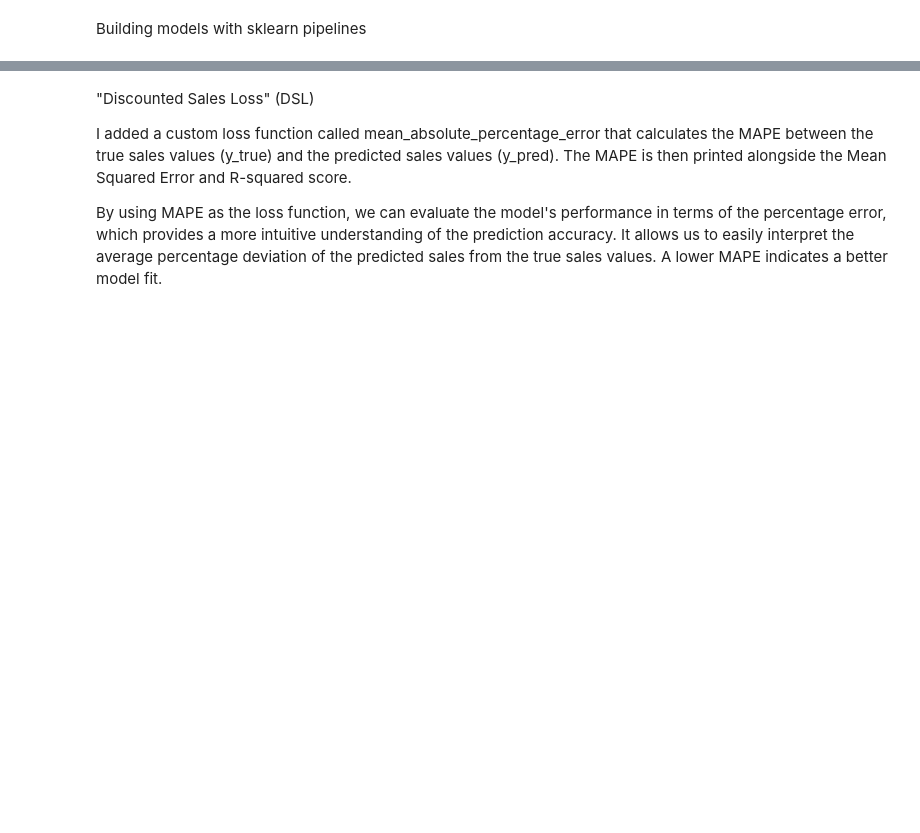
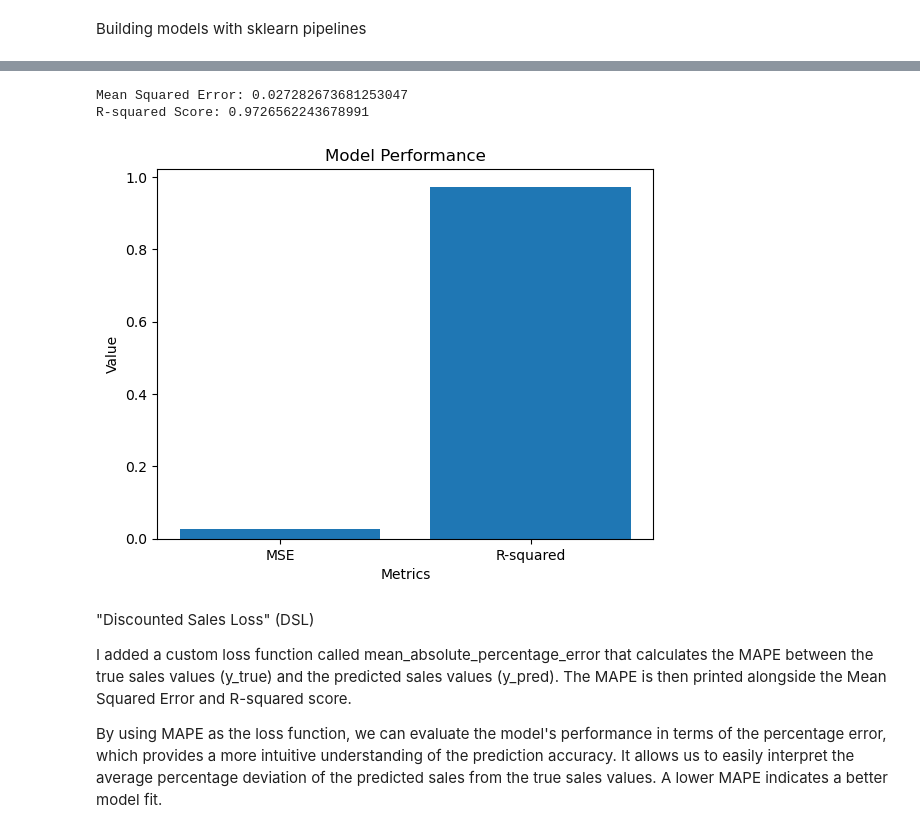
Before and after one commit to jodahe1/Rossmann-Pharmaceuticals-, a Jupyter notebook: Task2/Prediction of store sales.ipynb, the cells around one changed output, grey strips where cells are left out. Cells and saved outputs as stored; diff of their text form; code cells hidden in the pictures; blank space fills up the shorter version.

```diff
--- a/Task2/Prediction of store sales.ipynb
+++ b/Task2/Prediction of store sales.ipynb
@@ -124,3 +125,33 @@ R-squared Score: 0.9726044907073071
+# %%
+import matplotlib.pyplot as plt
+from sklearn.metrics import mean_squared_error, r2_score
+
+# Fit the pipeline to the training data
+pipeline.fit(X_train, y_train)
+
+# Make predictions on the test set
+y_pred = pipeline.predict(X_test)
+
+# Calculate metrics
+mse = mean_squared_error(y_test, y_pred)
+r2 = r2_score(y_test, y_pred)
+
+print("Mean Squared Error:", mse)
+print("R-squared Score:", r2)
+
+# Plotting the metrics
+x_labels = ["MSE", "R-squared"]
+y_values = [mse, r2]
+
+plt.bar(x_labels, y_values)
+plt.xlabel("Metrics")
+plt.ylabel("Value")
+plt.title("Model Performance")
+plt.show()
+# %% [output]
+Mean Squared Error: 0.027282673681253047
+R-squared Score: 0.9726562243678991
+[figure, added]
 # %% [markdown]
 "Discounted Sales Loss" (DSL)
 
```
Also changed, not shown: parts of 8 cells of this notebook, 2 other files.
